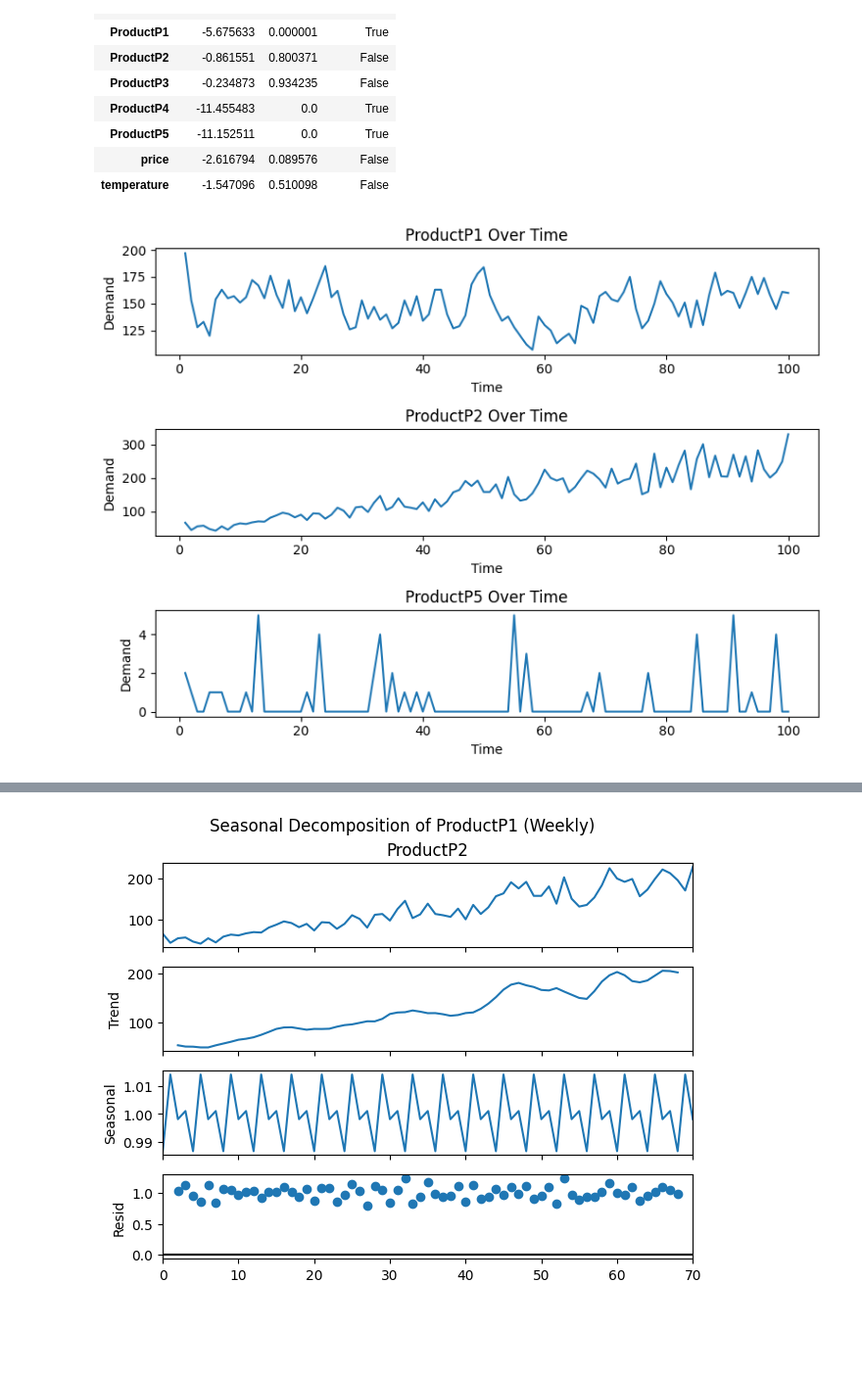
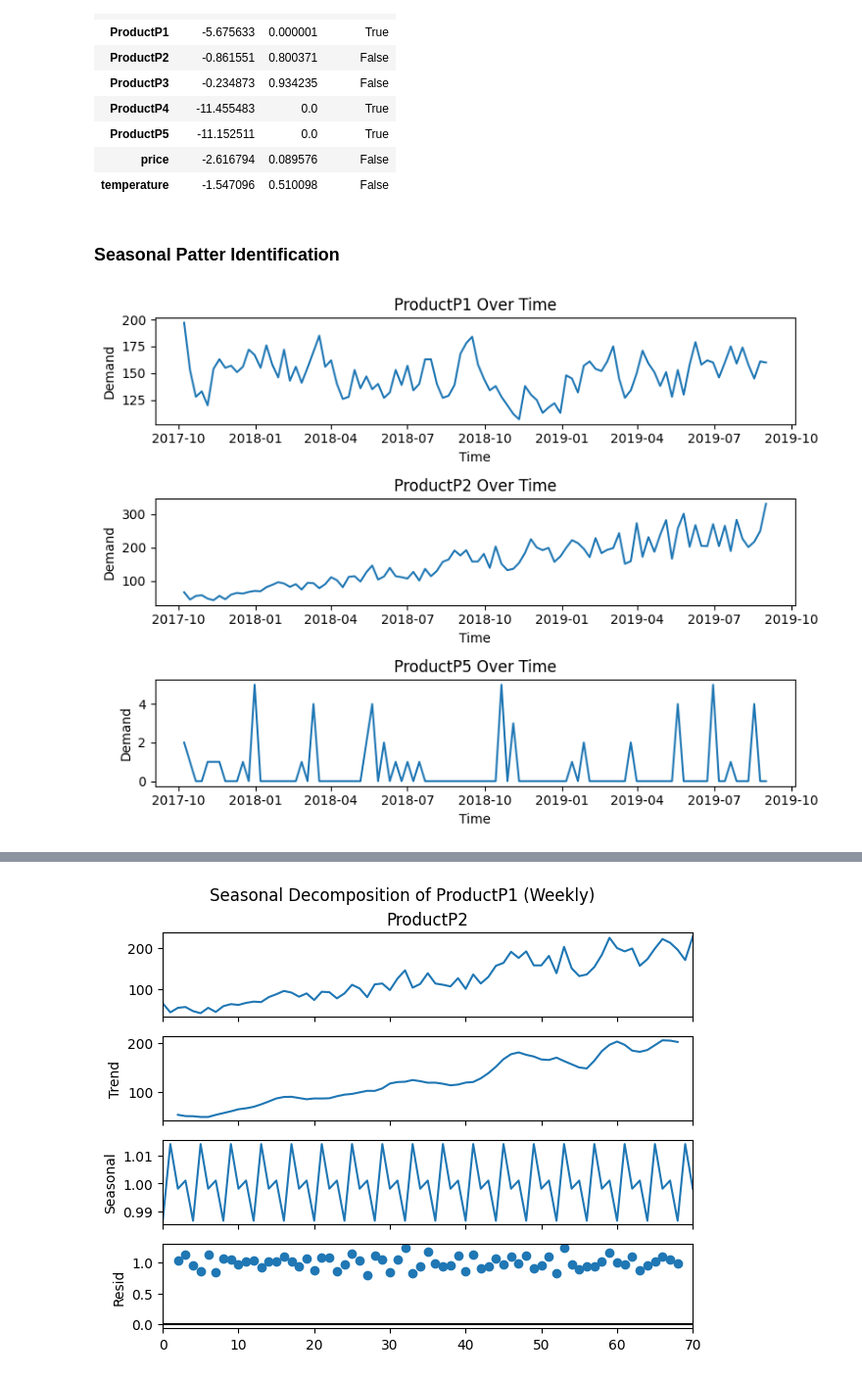
Before and after one commit to Suraj-st/PrinciplesOfDataScience_Group2, a Jupyter notebook: Suraj/Product_TimeSeries_Analysis.ipynb, the cells around one changed output, grey strips where cells are left out. Shown at 98% size. Cells and saved outputs as stored; diff of their text form; code cells hidden in the pictures; blank space fills up the shorter version.

Commit message:
Update the time series for actual range
Update the time series for actual range

```diff
--- a/Suraj/Product_TimeSeries_Analysis.ipynb
+++ b/Suraj/Product_TimeSeries_Analysis.ipynb
@@ -94,0 +99,4 @@ weekly_data.head()
+# %%
+# Keep only necessary columns
+weekly_data = df2[["date", "ProductP1", "ProductP2", "ProductP5"]]
+weekly_data.head()
@@ -94,0 +112,20 @@ weekly_data.head()
+# %%
+df3 = df.copy()
+
+# Last date
+last_date = pd.to_datetime('2019-11-24')
+
+# Calculate the starting date
+start_date = last_date - timedelta(days=99)
+
+# Generate a date range
+date_range = pd.date_range(start=start_date, periods=100, freq='D')
+
+# Map the 't' column to the date range
+df3['date'] = df3['t'].apply(lambda x: date_range[x-1])
+
+# Drop the original 't' column
+df3.drop(columns=['t'], inplace=True)
+
+# updated DataFrame
+df3.head()
@@ -94,0 +139,4 @@ weekly_data.head()
+# %%
+# Keep only necessary columns
+daily_data = df3[["date", "ProductP3", "ProductP4", "price", "temperature"]]
+daily_data.head()
@@ -187,10 +255 @@ sns.pairplot(weekly_data, hue="Cluster", palette="viridis", diag_kind="kde")
 [figure]
-# %%
-# Rename columns for FBProphet
-daily_data = df[["t"] + daily_products + ["price", "temperature"]]
-
-# Convert 'ds' into a proper datetime format (assuming 't' represents sequential days)
-daily_data["t"] = pd.date_range(start="2023-01-01", periods=len(daily_data), freq="D")
-
-# Keep only necessary columns
-daily_data = daily_data[["t", "ProductP3", "ProductP4", "price", "temperature"]]
@@ -398,20 +465,22 @@ pd.DataFrame(stationarity_results).T
 | ProductP5 | -11.152511 | 0.0 | True |
 | price | -2.616794 | 0.089576 | False |
 | temperature | -1.547096 | 0.510098 | False |
+# %% [markdown]
+### Seasonal Patter Identification
 # %%
 plt.figure(figsize=(8, 6))
 cols = ["ProductP1","ProductP2","ProductP5"]
 
 for idx, i in enumerate(cols):
     plt.subplot(3, 1, idx+1)
-    plt.plot(weekly_data["t"], df[i], label=i)
+    plt.plot(weekly_data["date"], df[i], label=i)
     plt.xlabel("Time")
     plt.ylabel("Demand")
     plt.title(f"{i} Over Time")
 plt.tight_layout()
 plt.show()
 # %% [output]
-[figure, old version]
+[figure, new version]
 # %%
 plt.figure(figsize=(8, 6))
 cols = ["ProductP3","ProductP4"]
```
Also changed, not shown: parts of 41 cells of this notebook.
